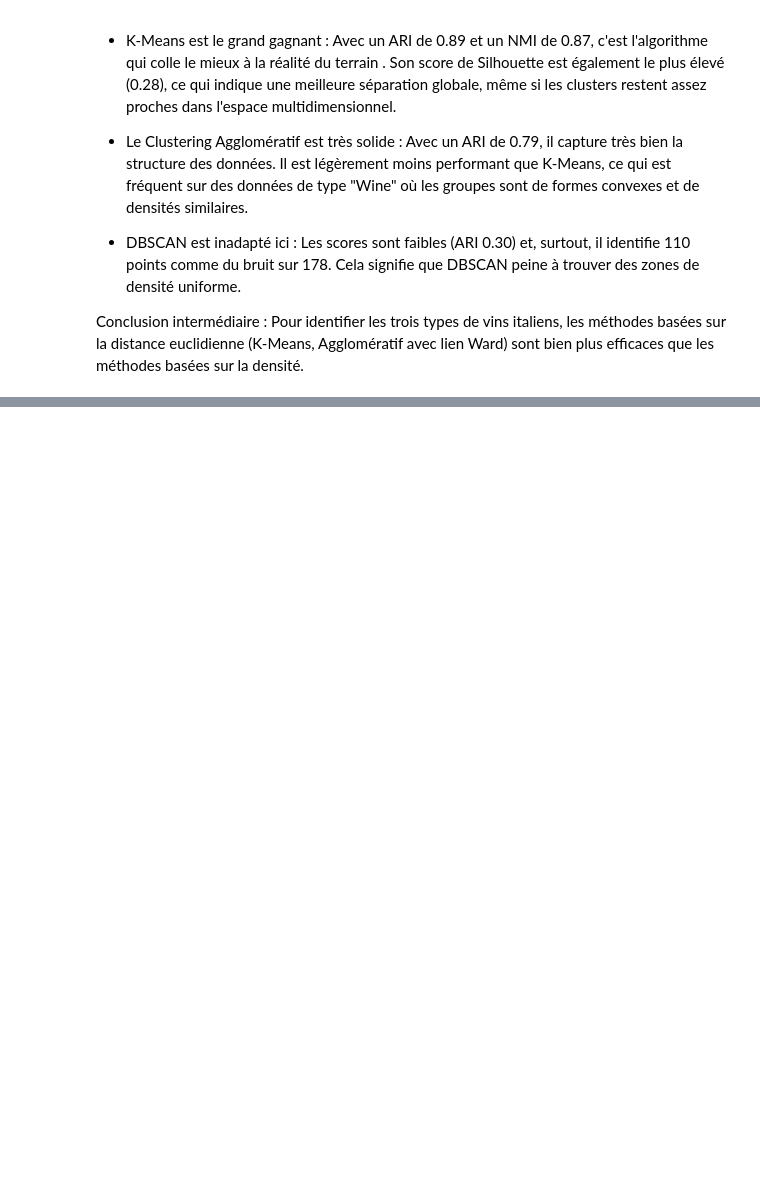
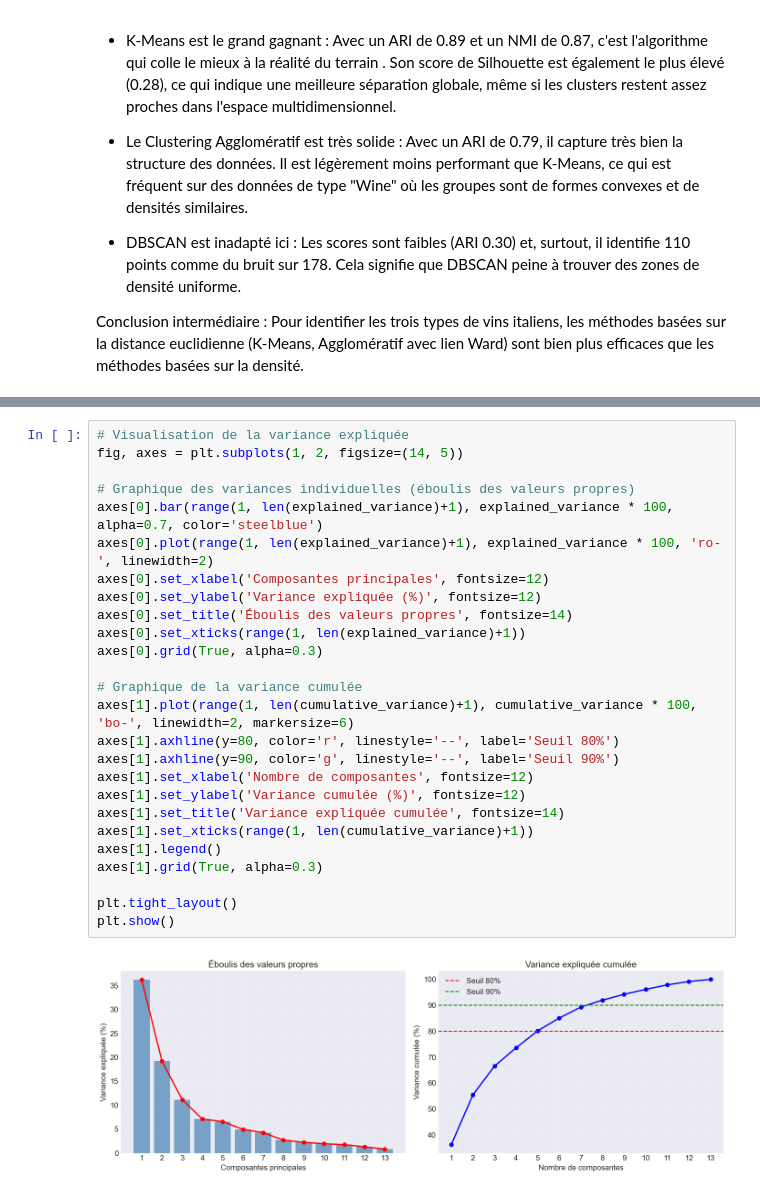
Before and after one commit to lys200/Etude_wine_dataset, a Jupyter notebook: main.ipynb, the cells around one changed output, grey strips where cells are left out. Cells and saved outputs as stored; diff of their text form; blank space fills up the shorter version.

```diff
--- a/main.ipynb
+++ b/main.ipynb
@@ -651,0 +699,28 @@ Conclusion intermédiaire : Pour identifier les trois types de vins italiens, le
+# %%
+# Visualisation de la variance expliquée
+fig, axes = plt.subplots(1, 2, figsize=(14, 5))
+
+# Graphique des variances individuelles (éboulis des valeurs propres)
+axes[0].bar(range(1, len(explained_variance)+1), explained_variance * 100, alpha=0.7, color='steelblue')
+axes[0].plot(range(1, len(explained_variance)+1), explained_variance * 100, 'ro-', linewidth=2)
+axes[0].set_xlabel('Composantes principales', fontsize=12)
+axes[0].set_ylabel('Variance expliquée (%)', fontsize=12)
+axes[0].set_title('Éboulis des valeurs propres', fontsize=14)
+axes[0].set_xticks(range(1, len(explained_variance)+1))
+axes[0].grid(True, alpha=0.3)
+
+# Graphique de la variance cumulée
+axes[1].plot(range(1, len(cumulative_variance)+1), cumulative_variance * 100, 'bo-', linewidth=2, markersize=6)
+axes[1].axhline(y=80, color='r', linestyle='--', label='Seuil 80%')
+axes[1].axhline(y=90, color='g', linestyle='--', label='Seuil 90%')
+axes[1].set_xlabel('Nombre de composantes', fontsize=12)
+axes[1].set_ylabel('Variance cumulée (%)', fontsize=12)
+axes[1].set_title('Variance expliquée cumulée', fontsize=14)
+axes[1].set_xticks(range(1, len(cumulative_variance)+1))
+axes[1].legend()
+axes[1].grid(True, alpha=0.3)
+
+plt.tight_layout()
+plt.show()
+# %% [output]
+[figure, added]
```
Also changed, not shown: parts of 13 cells of this notebook, 1 other file.
